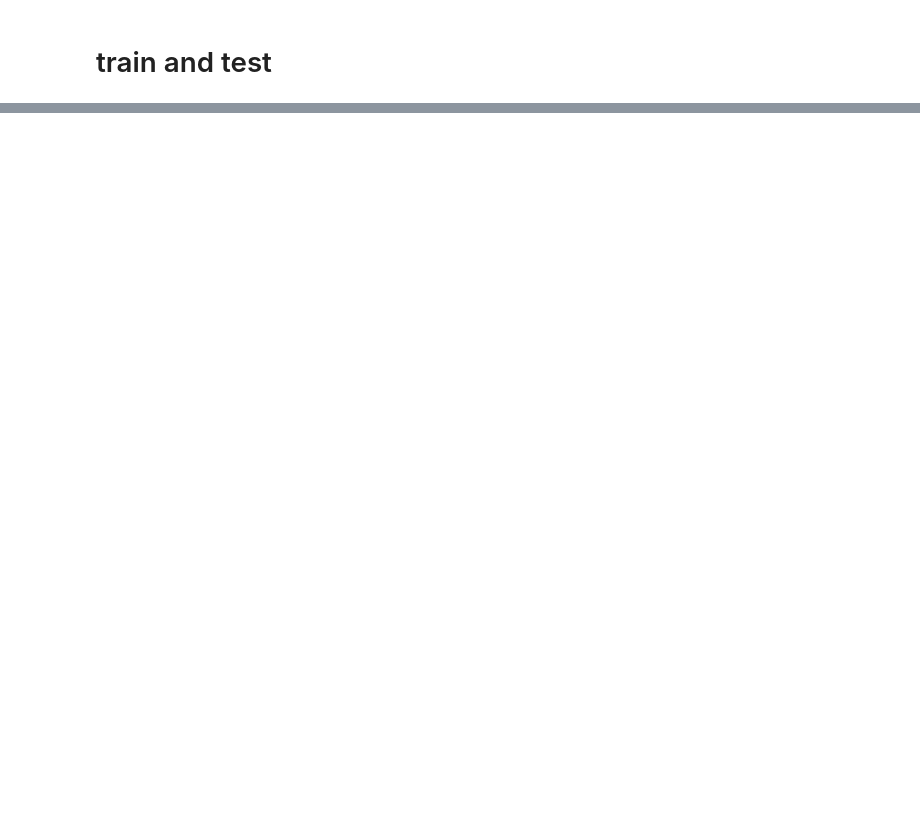
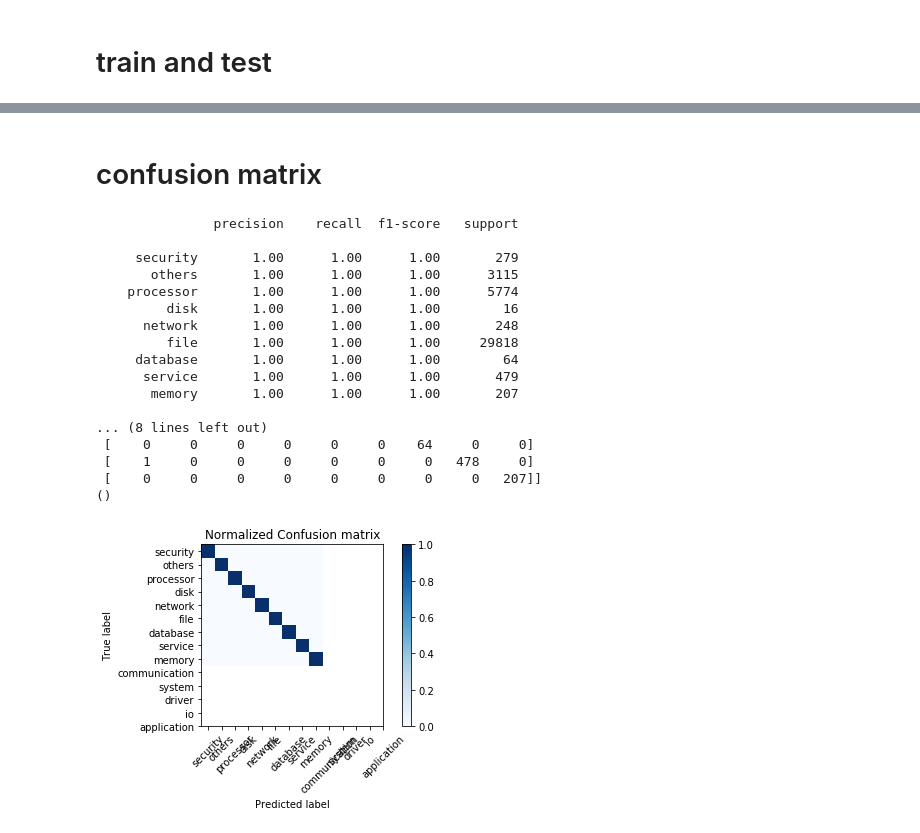
Before and after one commit to stephen-cheng/system_log_lstm_cnn, a Jupyter notebook: code/lstm_cnn/res_bi_lstm.ipynb, the cells around one changed output, grey strips where cells are left out. Saved outputs shown, nothing was run; the diff lists cells and outputs as text; code cells hidden in the pictures; blank space fills up the shorter version.

```diff
--- a/code/lstm_cnn/res_bi_lstm.ipynb
+++ b/code/lstm_cnn/res_bi_lstm.ipynb
@@ -176,0 +165,48 @@ KeyboardInterrupt:
+# %% [markdown]
+# confusion matrix
+# %%
+def plot_confusion_matrix(cm, title='Normalized Confusion matrix',
+                          cmap=plt.cm.get_cmap("Blues")):
+    cm = cm / cm.astype(np.float).sum(axis=1)
+    #print "confusion_matrix: \n{}".format(cm)
+    plt.imshow(cm, interpolation='nearest', cmap=cmap)
+    plt.title(title)
+    plt.colorbar()
+    tick_marks =np.arange(len(labels))
+    plt.xticks(tick_marks, labels.values(), rotation=45)
+    plt.yticks(tick_marks, labels.values())
+    plt.tight_layout()
+    plt.ylabel('True label')
+    plt.xlabel('Predicted label')
+    plt.show()
+
+def test_():
+    y_true = np.load("data/y_true.npy")
+    y_pred = np.load("data/y_pred.npy")
+    print(classification_report(y_true, y_pred,
+          target_names = labels.values()))
+    print(confusion_matrix(y_true, y_pred))
+    print()
+    plot_confusion_matrix(confusion_matrix(y_true, y_pred))
+
+if __name__ == "__main__":
+    test_()
+# %% [output]
+               precision    recall  f1-score   support
+
+     security       1.00      1.00      1.00       279
+       others       1.00      1.00      1.00      3115
+    processor       1.00      1.00      1.00      5774
+         disk       1.00      1.00      1.00        16
+      network       1.00      1.00      1.00       248
+         file       1.00      1.00      1.00     29818
+     database       1.00      1.00      1.00        64
+      service       1.00      1.00      1.00       479
+       memory       1.00      1.00      1.00       207
+
+... (8 lines left out)
+ [    0     0     0     0     0     0    64     0     0]
+ [    1     0     0     0     0     0     0   478     0]
+ [    0     0     0     0     0     0     0     0   207]]
+()
+[figure, added]
```
Also changed, not shown: parts of 5 cells of this notebook, 30 other files.
